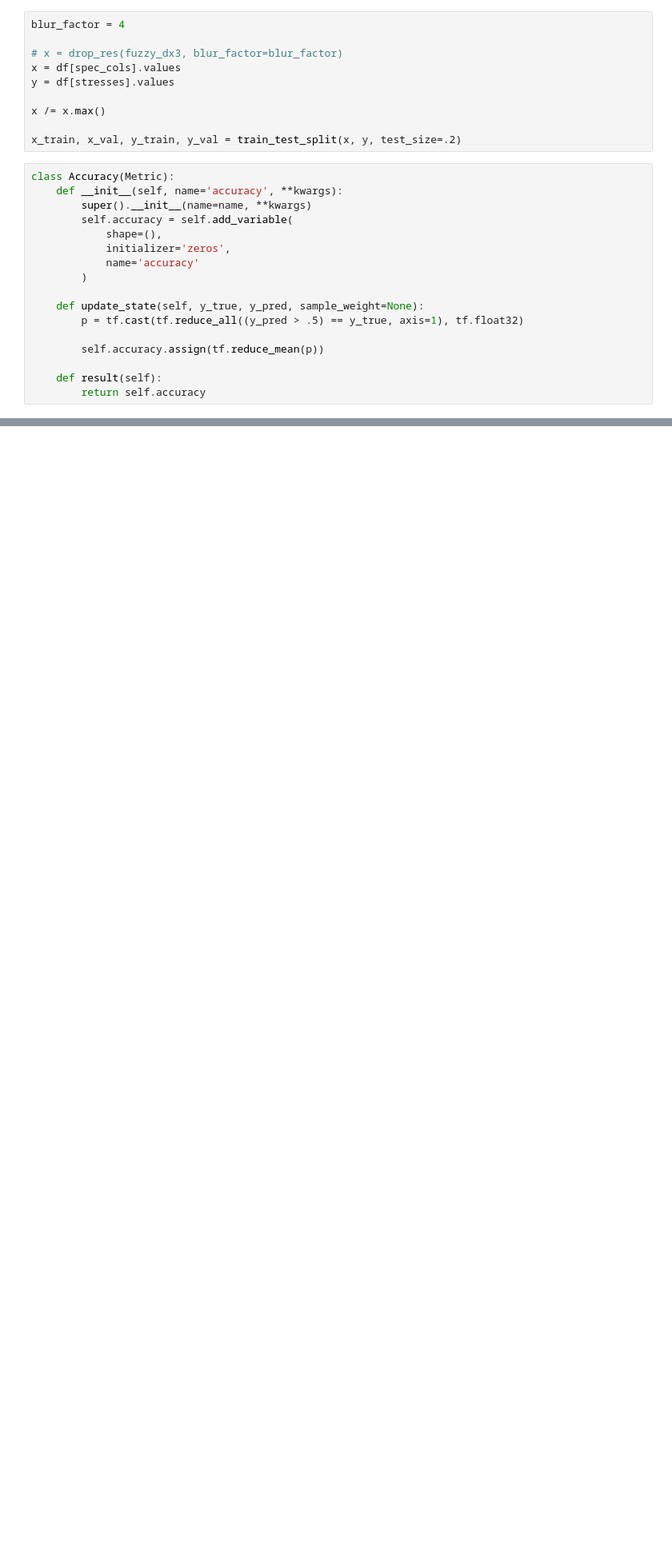
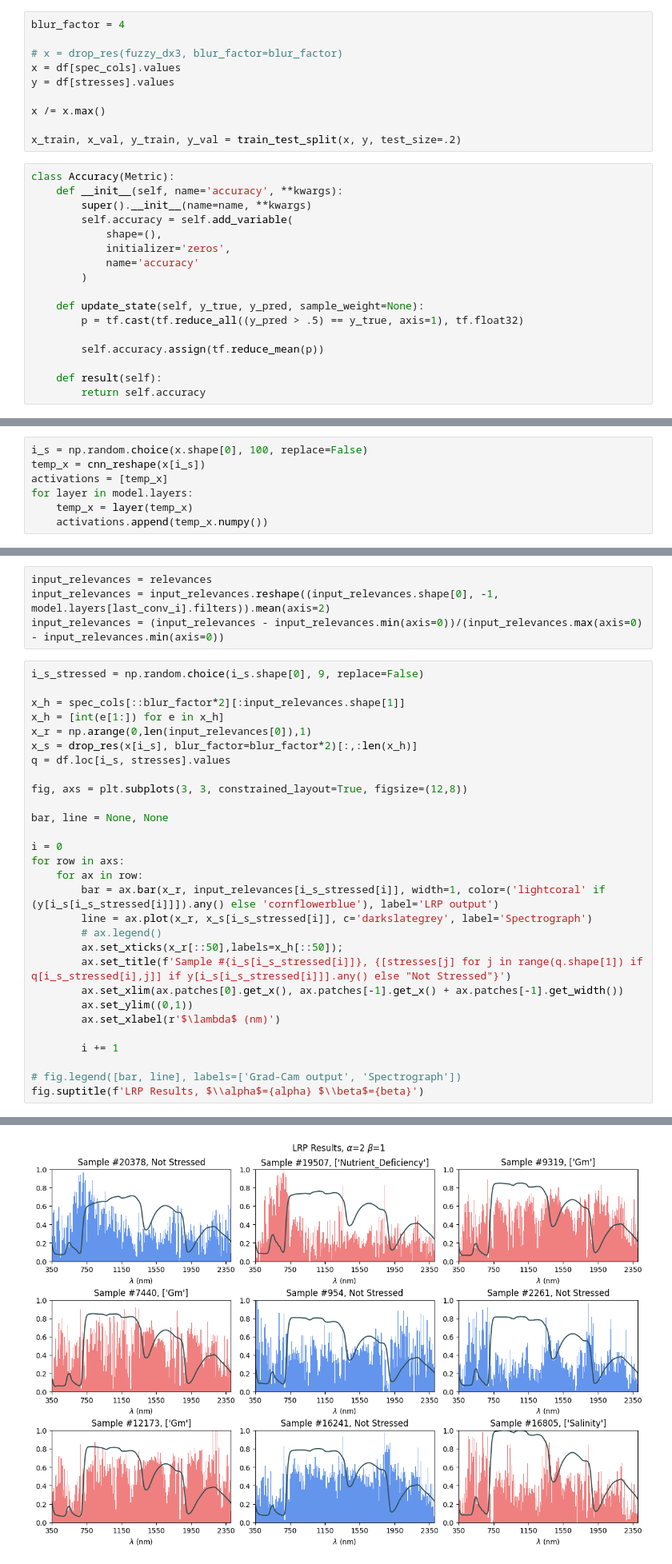
Before and after one commit to theadityat24/stress_detection, a Jupyter notebook: individual_stresses/individual stresses.ipynb, the cells around one changed output, grey strips where cells are left out. Shown: that part at 80% size. Drawn from its saved outputs; the diff is of its cells as text; blank space fills up the shorter version.

```diff
--- a/individual_stresses/individual stresses.ipynb
+++ b/individual_stresses/individual stresses.ipynb
@@ -139,0 +216,7 @@ y_pred = model.predict(cnn_reshape(x_val))
+# %%
+i_s = np.random.choice(x.shape[0], 100, replace=False)
+temp_x = cnn_reshape(x[i_s])
+activations = [temp_x]
+for layer in model.layers:
+    temp_x = layer(temp_x)
+    activations.append(temp_x.numpy())
@@ -139,0 +272,34 @@ y_pred = model.predict(cnn_reshape(x_val))
+# %%
+input_relevances = relevances
+input_relevances = input_relevances.reshape((input_relevances.shape[0], -1, model.layers[last_conv_i].filters)).mean(axis=2)
+input_relevances = (input_relevances - input_relevances.min(axis=0))/(input_relevances.max(axis=0) - input_relevances.min(axis=0))
+# %%
+i_s_stressed = np.random.choice(i_s.shape[0], 9, replace=False)
+
+x_h = spec_cols[::blur_factor*2][:input_relevances.shape[1]]
+x_h = [int(e[1:]) for e in x_h]
+x_r = np.arange(0,len(input_relevances[0]),1)
+x_s = drop_res(x[i_s], blur_factor=blur_factor*2)[:,:len(x_h)]
+q = df.loc[i_s, stresses].values
+
+fig, axs = plt.subplots(3, 3, constrained_layout=True, figsize=(12,8))
+
+bar, line = None, None
+
+i = 0
+for row in axs:
+    for ax in row:
+        bar = ax.bar(x_r, input_relevances[i_s_stressed[i]], width=1, color=('lightcoral' if (y[i_s[i_s_stressed[i]]]).any() else 'cornflowerblue'), label='LRP output')
+        line = ax.plot(x_r, x_s[i_s_stressed[i]], c='darkslategrey', label='Spectrograph')
+        # ax.legend()
+        ax.set_xticks(x_r[::50],labels=x_h[::50]);
+        ax.set_title(f'Sample #{i_s[i_s_stressed[i]]}, {[stresses[j] for j in range(q.shape[1]) if q[i_s_stressed[i],j]] if y[i_s[i_s_stressed[i]]].any() else "Not Stressed"}')
+        ax.set_xlim(ax.patches[0].get_x(), ax.patches[-1].get_x() + ax.patches[-1].get_width())
+        ax.set_ylim((0,1))
+        ax.set_xlabel(r'$\lambda$ (nm)')
+
+        i += 1
+
+# fig.legend([bar, line], labels=['Grad-Cam output', 'Spectrograph'])
+fig.suptitle(f'LRP Results, $\\alpha$={alpha} $\\beta$={beta}')
+# %% [output]
@@ -139,0 +307 @@ y_pred = model.predict(cnn_reshape(x_val))
+[figure, added]
```
Also changed, not shown: parts of 12 cells of this notebook, 3 other files.
